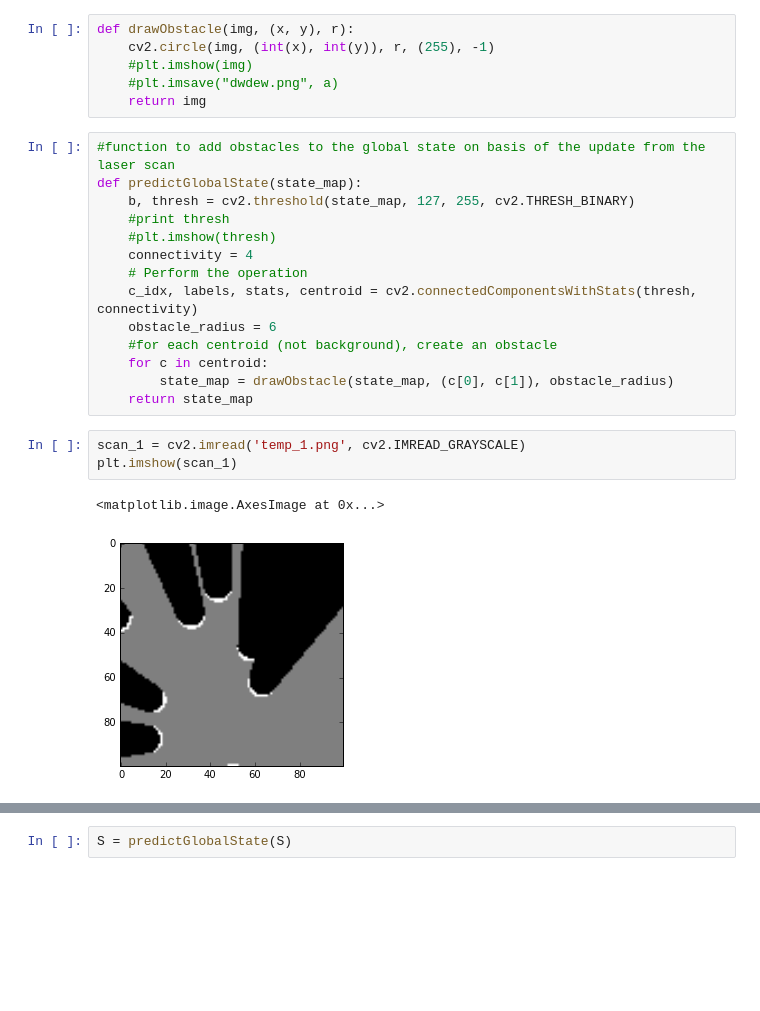
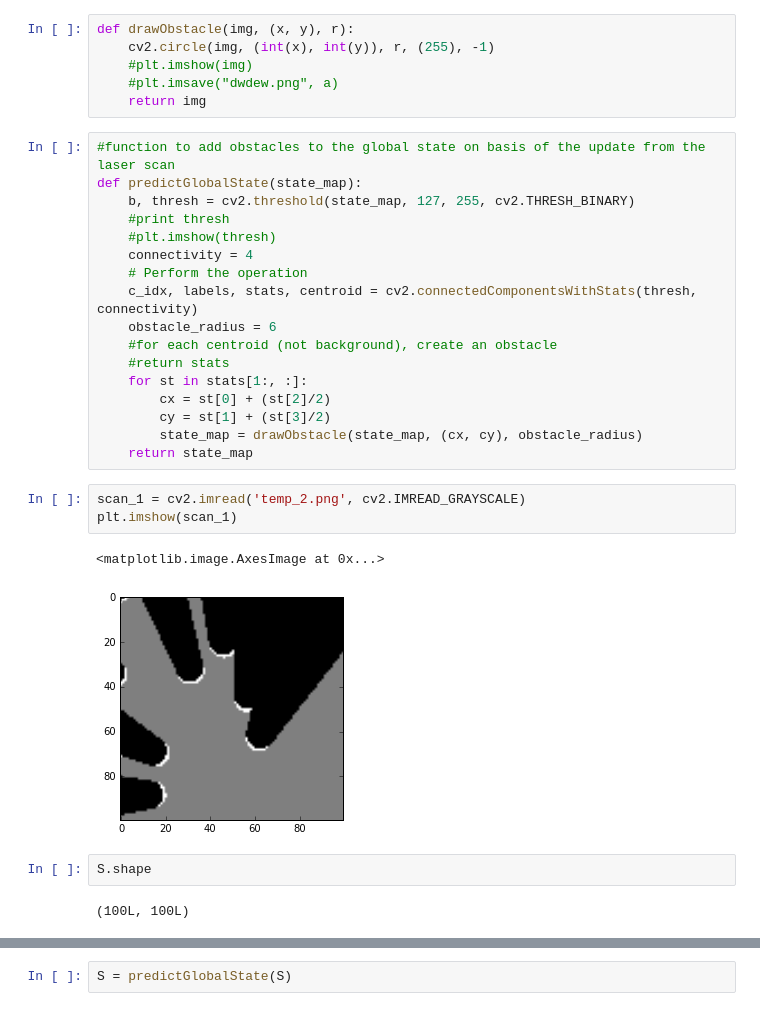
Before and after one commit to AnkurAgarwal1989/OcclusionGridMapping, a Jupyter notebook: CV.ipynb, the cells around one changed output, grey strips where cells are left out. Cells and saved outputs as stored; diff of their text form; blank space fills up the shorter version.

Commit message:
Using the Inverse Sensor Model. Also using center of bounding box to add obstacles instead of centroid

```diff
--- a/CV.ipynb
+++ b/CV.ipynb
@@ -27,15 +27,22 @@ def predictGlobalState(state_map):
     c_idx, labels, stats, centroid = cv2.connectedComponentsWithStats(thresh, connectivity)
     obstacle_radius = 6
     #for each centroid (not background), create an obstacle
-    for c in centroid:
-        state_map = drawObstacle(state_map, (c[0], c[1]), obstacle_radius)
+    #return stats
+    for st in stats[1:, :]:
+        cx = st[0] + (st[2]/2)
+        cy = st[1] + (st[3]/2)
+        state_map = drawObstacle(state_map, (cx, cy), obstacle_radius)
     return state_map
 # %%
-scan_1 = cv2.imread('temp_1.png', cv2.IMREAD_GRAYSCALE)
+scan_1 = cv2.imread('temp_2.png', cv2.IMREAD_GRAYSCALE)
 plt.imshow(scan_1)
 # %% [output]
 <matplotlib.image.AxesImage at 0x...>
-[figure, old version]
+[figure, new version]
+# %%
+S.shape
+# %% [output]
+(100L, 100L)
 # %%
 S[scan_1 == 255] = 255
 plt.imshow(S)
```
Also changed, not shown: parts of 3 cells of this notebook, 4 other files.
